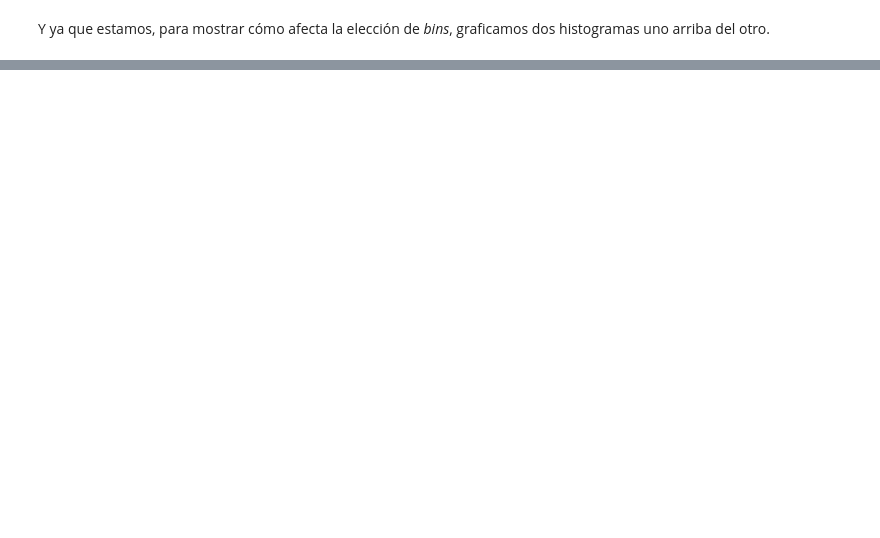
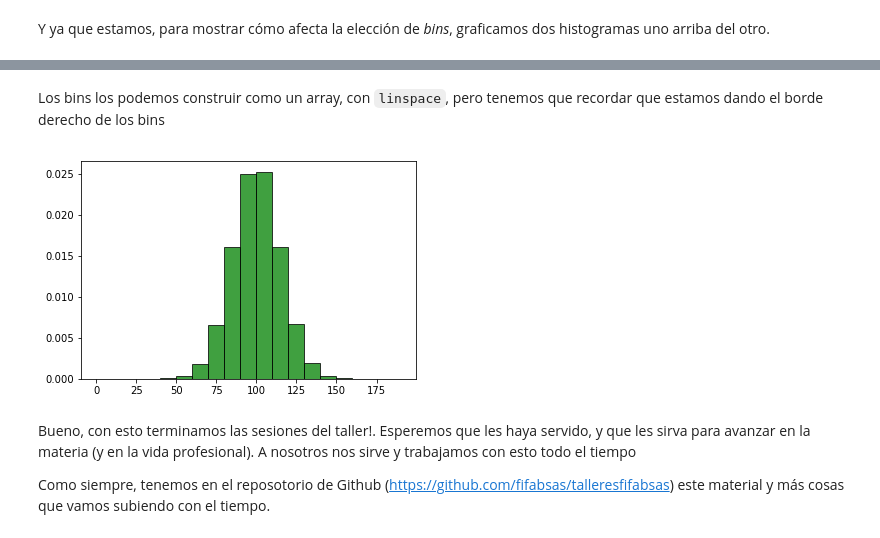
Before and after one commit to fifabsas/talleresfifabsas, a Jupyter notebook: python/Incertezas/numerico.ipynb, the cells around one changed output, grey strips where cells are left out. Cells and saved outputs as stored; diff of their text form; code cells hidden in the pictures; blank space fills up the shorter version.

```diff
--- a/python/Incertezas/numerico.ipynb
+++ b/python/Incertezas/numerico.ipynb
@@ -399,0 +423,12 @@ n, bins, patches = plt.hist(x, bins=10, normed=1, facecolor='red', alpha=0.75)
+# %% [markdown]
+Los bins los podemos construir como un array, con `linspace`, pero tenemos que recordar que estamos dando el borde derecho de los bins
+# %%
+bins = np.arange(0, 200, 10)
+plt.hist(x, bins = bins, normed=1, facecolor='green',
+                            edgecolor='black', alpha=0.75);
+# %% [output]
+[figure, added]
+# %% [markdown]
+Bueno, con esto terminamos las sesiones del taller!. Esperemos que les haya servido, y que les sirva para avanzar en la materia (y en la vida profesional). A nosotros nos sirve y trabajamos con esto todo el tiempo
+
+Como siempre, tenemos en el reposotorio de Github (https://github.com/fifabsas/talleresfifabsas) este material y más cosas que vamos subiendo con el tiempo.
```
Also changed, not shown: parts of 21 cells of this notebook.
